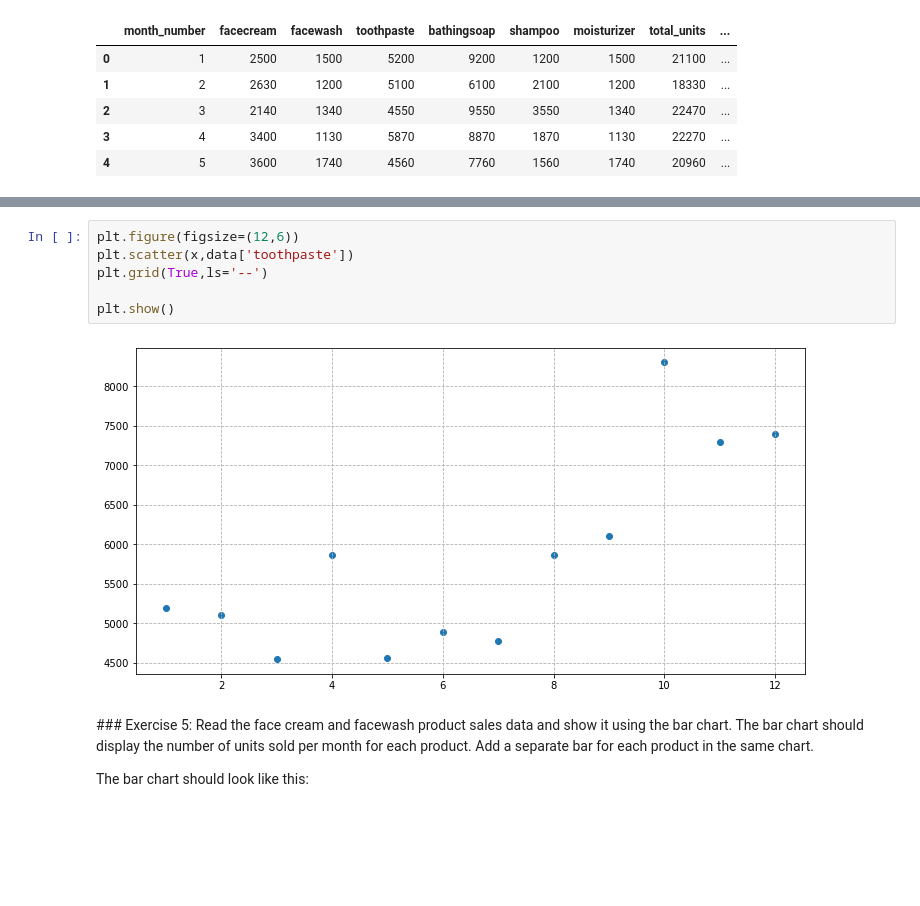
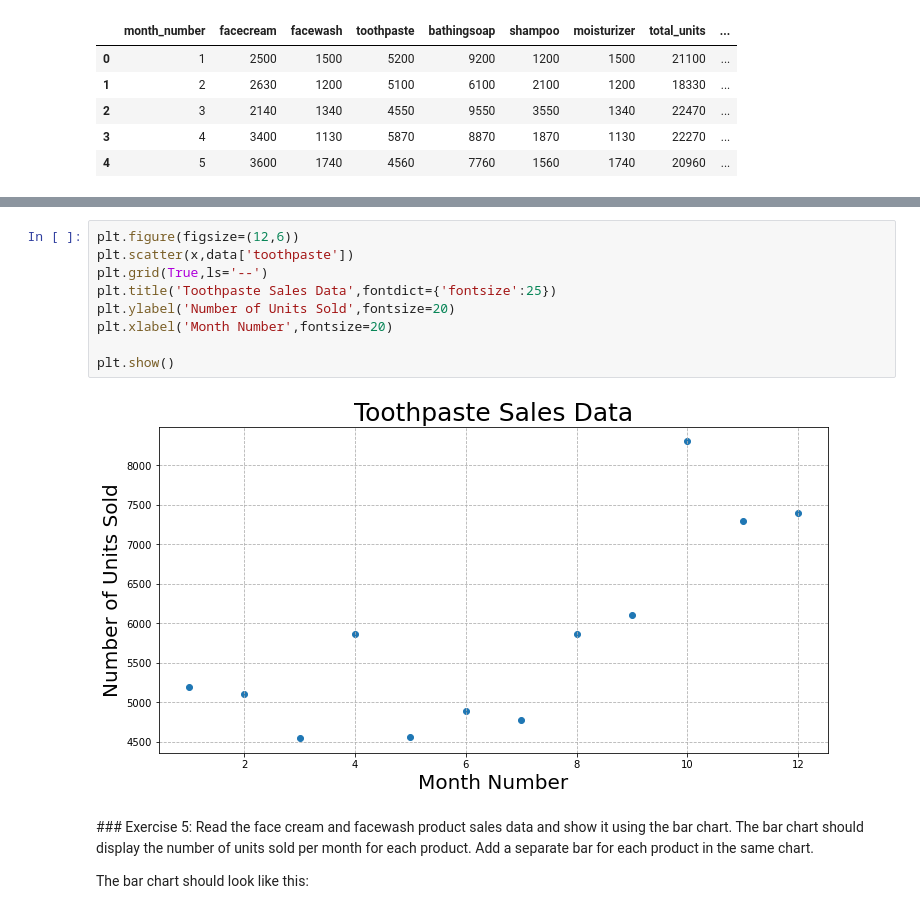
Before and after one commit to Forcystus91/ai_nov21, a Jupyter notebook: Chapter 1/08. Matplotlib/Matplotlib_exercises.ipynb, the cells around one changed output, grey strips where cells are left out. Cells and saved outputs as stored; diff of their text form; blank space fills up the shorter version.

```diff
--- a/Chapter 1/08. Matplotlib/Matplotlib_exercises.ipynb
+++ b/Chapter 1/08. Matplotlib/Matplotlib_exercises.ipynb
@@ -89,11 +99,14 @@ The scatter plot should look like this:
 # %%
 plt.figure(figsize=(12,6))
 plt.scatter(x,data['toothpaste'])
 plt.grid(True,ls='--')
+plt.title('Toothpaste Sales Data',fontdict={'fontsize':25})
+plt.ylabel('Number of Units Sold',fontsize=20)
+plt.xlabel('Month Number',fontsize=20)
 
 plt.show()
 # %% [output]
-[figure, old version]
+[figure, new version]
 # %% [markdown]
 ### Exercise 5: Read the face cream and facewash product sales data and show it using the bar chart.
 The bar chart should display the number of units sold per month for each product. Add a separate bar for each product in the same chart.
```
Also changed, not shown: parts of 10 cells of this notebook, 2 other files.
